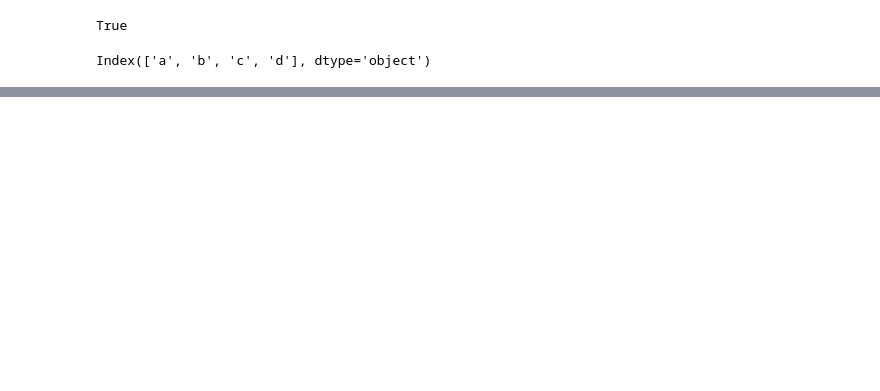
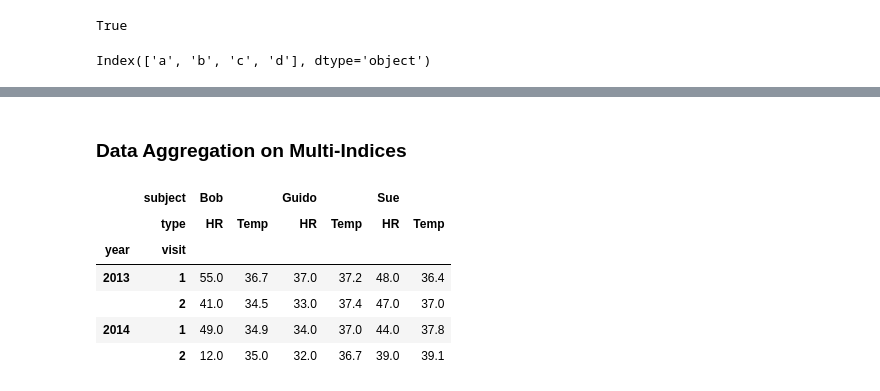
Before and after one commit to agusrichard/python-data-science-handbook-notes, a Jupyter notebook: Reviews/pandas_review.ipynb, the cells around one changed output, grey strips where cells are left out. Saved outputs shown, nothing was run; the diff lists cells and outputs as text; code cells hidden in the pictures; blank space fills up the shorter version.

Commit message:
Aggregation

```diff
--- a/Reviews/pandas_review.ipynb
+++ b/Reviews/pandas_review.ipynb
@@ -285,0 +995,12 @@ dat
+# %% [markdown]
+### Data Aggregation on Multi-Indices
+# %%
+health_data
+# %% [output]
+|  | subject | Bob |  | Guido |  | Sue |  |
+|  | type | HR | Temp | HR | Temp | HR | Temp |
+| year | visit |  |  |  |  |  |  |
+| 2013 | 1 | 55.0 | 36.7 | 37.0 | 37.2 | 48.0 | 36.4 |
+|  | 2 | 41.0 | 34.5 | 33.0 | 37.4 | 47.0 | 37.0 |
+| 2014 | 1 | 49.0 | 34.9 | 34.0 | 37.0 | 44.0 | 37.8 |
+|  | 2 | 12.0 | 35.0 | 32.0 | 36.7 | 39.0 | 39.1 |
```
Also changed, not shown: parts of 193 cells of this notebook.
